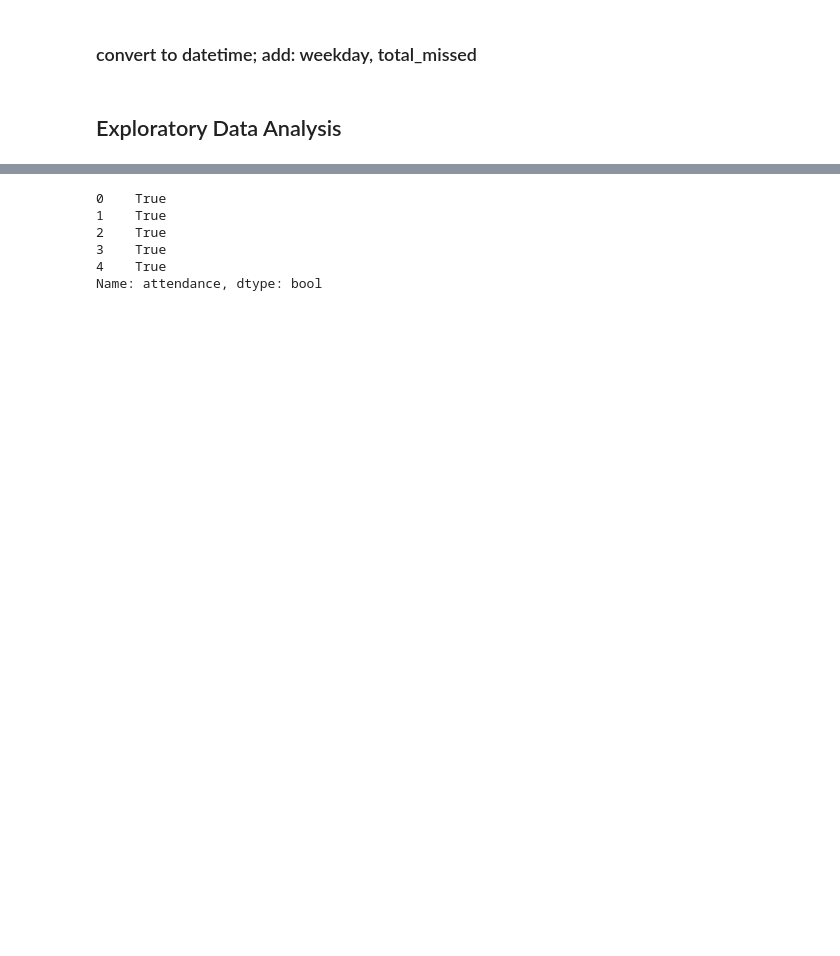
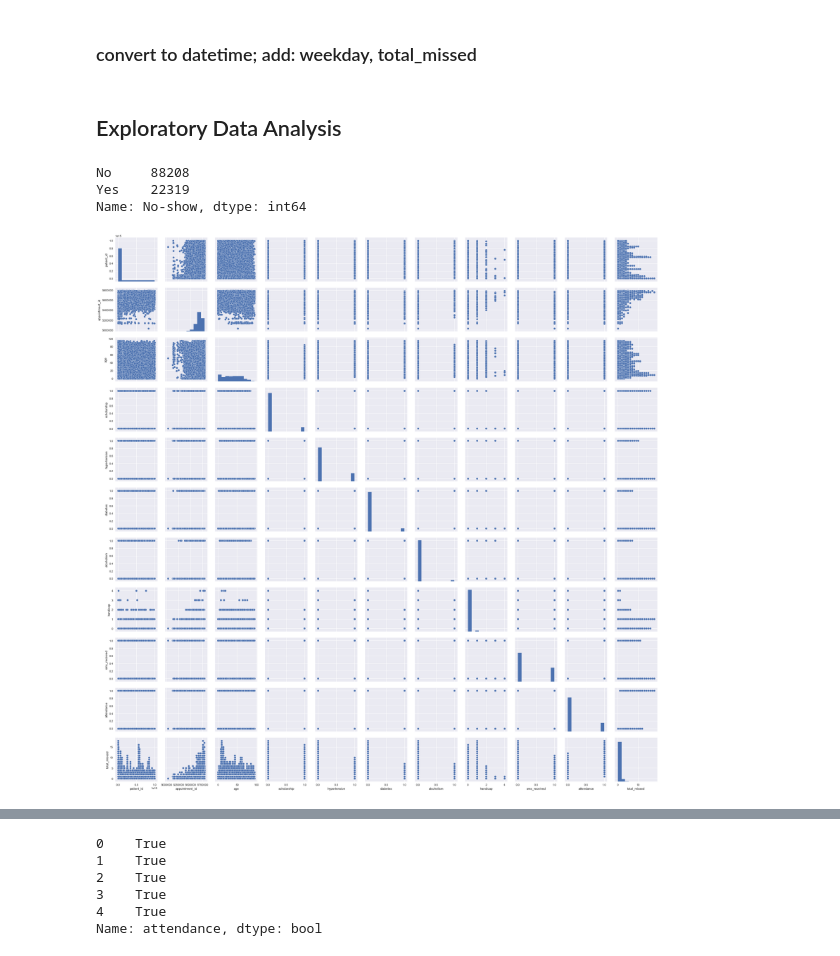
Before and after one commit to IreneFlorez/medical-data-analysis, a Jupyter notebook: Missed_Appointments.ipynb, the cells around one changed output, grey strips where cells are left out. Saved outputs shown, nothing was run; the diff lists cells and outputs as text; code cells hidden in the pictures; blank space fills up the shorter version.

```diff
--- a/Missed_Appointments.ipynb
+++ b/Missed_Appointments.ipynb
@@ -243,0 +270,10 @@ absent = df.attendance == 1
+# %%
+df['No-show'].value_counts()
+# %% [output]
+No     88208
+Yes    22319
+Name: No-show, dtype: int64
+# %%
+sns.pairplot(df);
+# %% [output]
+[figure, added]
```
Also changed, not shown: parts of 27 cells of this notebook.
